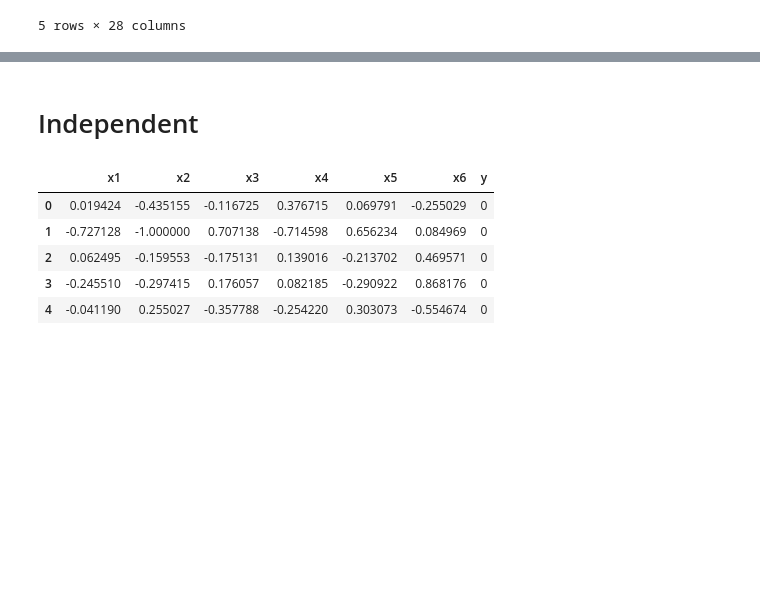
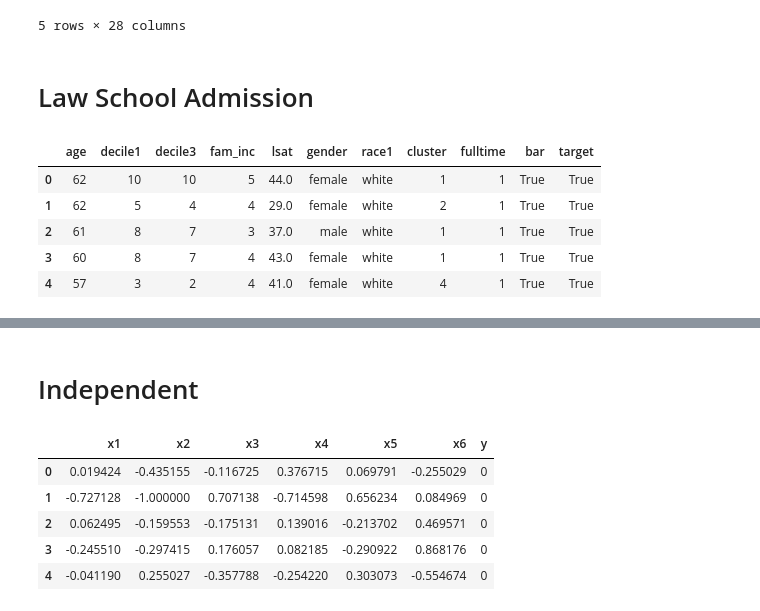
Before and after one commit to evortigosa/EXplainable_AI, a Jupyter notebook: XAI stability and agreement/data_processing.ipynb, the cells around one changed output, grey strips where cells are left out. Cells and saved outputs as stored; diff of their text form; code cells hidden in the pictures; blank space fills up the shorter version.

Commit message:
2 new datasets: chess and law school

```diff
--- a/XAI stability and agreement/data_processing.ipynb
+++ b/XAI stability and agreement/data_processing.ipynb
@@ -733,3 +856,15 @@ train_hig.to_csv('./data/higgs/processed/X_train.csv', index=False)
 test_hig.to_csv('./data/higgs/processed/X_test.csv', index=False)
 labels_train_hig.to_csv('./data/higgs/processed/y_train.csv', index=False)
 labels_test_hig.to_csv('./data/higgs/processed/y_test.csv', index=False)
+# %% [markdown]
+# Law School Admission
+# %%
+X = pd.read_csv('data/law_school_admission/raw/data.csv')
+X.head()
+# %% [output]
+|  | age | decile1 | decile3 | fam_inc | lsat | gender | race1 | cluster | fulltime | bar | target |
+| 0 | 62 | 10 | 10 | 5 | 44.0 | female | white | 1 | 1 | True | True |
+| 1 | 62 | 5 | 4 | 4 | 29.0 | female | white | 2 | 1 | True | True |
+| 2 | 61 | 8 | 7 | 3 | 37.0 | male | white | 1 | 1 | True | True |
+| 3 | 60 | 8 | 7 | 4 | 43.0 | female | white | 1 | 1 | True | True |
+| 4 | 57 | 3 | 2 | 4 | 41.0 | female | white | 4 | 1 | True | True |
```
Also changed, not shown: parts of 23 cells of this notebook, 11 other files.
